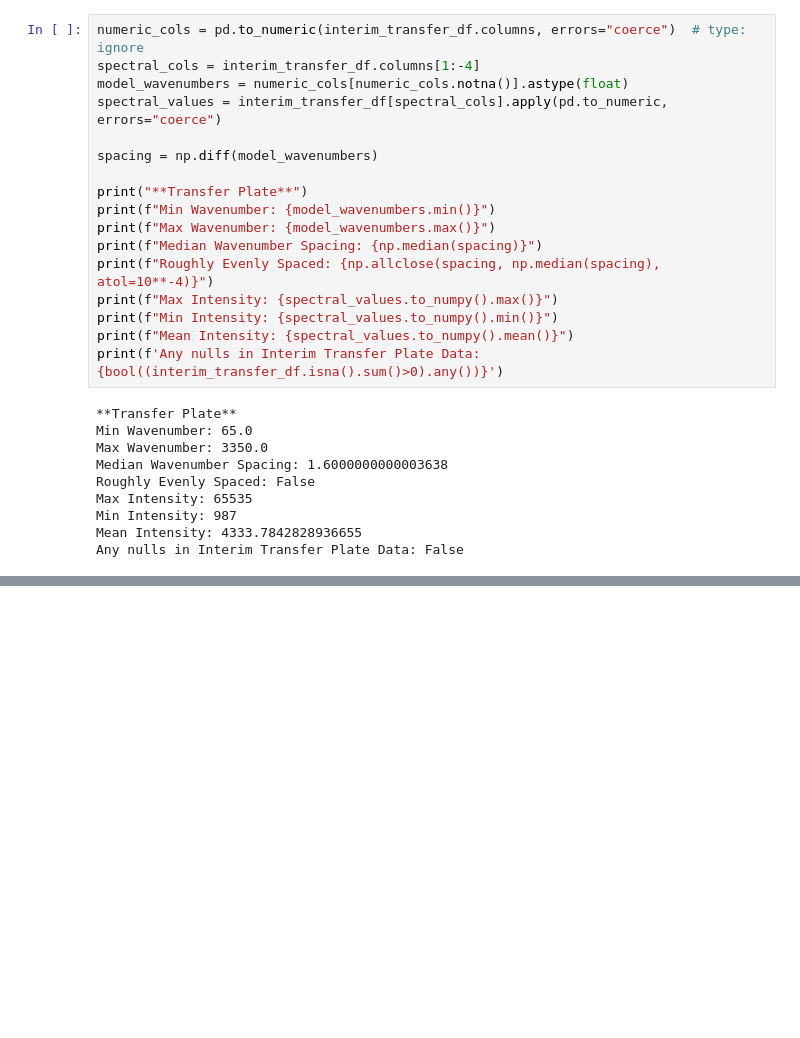
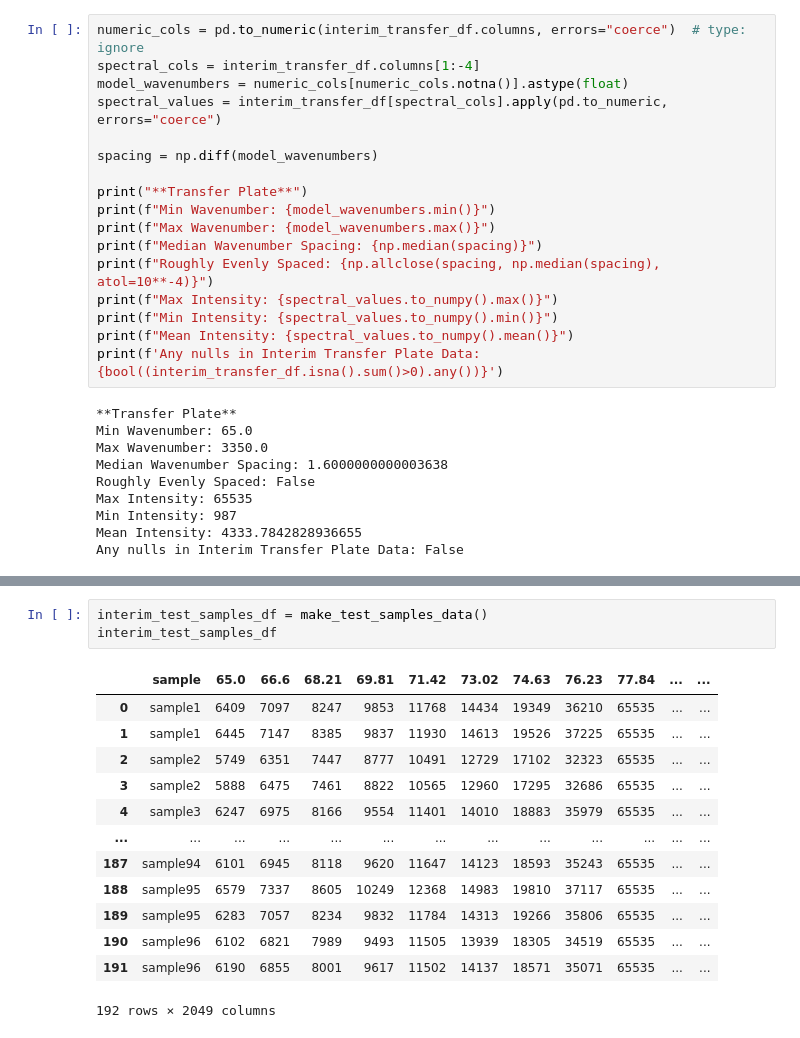
Before and after one commit to J-Brannigan/dig4bio, a Jupyter notebook: notebooks/01_initial_eda.ipynb, the cells around one changed output, grey strips where cells are left out. Drawn from its saved outputs; the diff is of its cells as text; blank space fills up the shorter version.

```diff
--- a/notebooks/01_initial_eda.ipynb
+++ b/notebooks/01_initial_eda.ipynb
@@ -174,0 +175,17 @@ target_samples_df.head()
+# %%
+interim_test_samples_df = make_test_samples_data()
+interim_test_samples_df
+# %% [output]
+|  | sample | 65.0 | 66.6 | 68.21 | 69.81 | 71.42 | 73.02 | 74.63 | 76.23 | 77.84 | ... | ... |
+| 0 | sample1 | 6409 | 7097 | 8247 | 9853 | 11768 | 14434 | 19349 | 36210 | 65535 | ... | ... |
+| 1 | sample1 | 6445 | 7147 | 8385 | 9837 | 11930 | 14613 | 19526 | 37225 | 65535 | ... | ... |
+| 2 | sample2 | 5749 | 6351 | 7447 | 8777 | 10491 | 12729 | 17102 | 32323 | 65535 | ... | ... |
+| 3 | sample2 | 5888 | 6475 | 7461 | 8822 | 10565 | 12960 | 17295 | 32686 | 65535 | ... | ... |
+| 4 | sample3 | 6247 | 6975 | 8166 | 9554 | 11401 | 14010 | 18883 | 35979 | 65535 | ... | ... |
+| ... | ... | ... | ... | ... | ... | ... | ... | ... | ... | ... | ... | ... |
+| 187 | sample94 | 6101 | 6945 | 8118 | 9620 | 11647 | 14123 | 18593 | 35243 | 65535 | ... | ... |
+| 188 | sample95 | 6579 | 7337 | 8605 | 10249 | 12368 | 14983 | 19810 | 37117 | 65535 | ... | ... |
+| 189 | sample95 | 6283 | 7057 | 8234 | 9832 | 11784 | 14313 | 19266 | 35806 | 65535 | ... | ... |
+| 190 | sample96 | 6102 | 6821 | 7989 | 9493 | 11505 | 13939 | 18305 | 34519 | 65535 | ... | ... |
+| 191 | sample96 | 6190 | 6855 | 8001 | 9617 | 11502 | 14137 | 18571 | 35071 | 65535 | ... | ... |
+192 rows × 2049 columns
```
Also changed, not shown: parts of 4 cells of this notebook, 2 other files.
